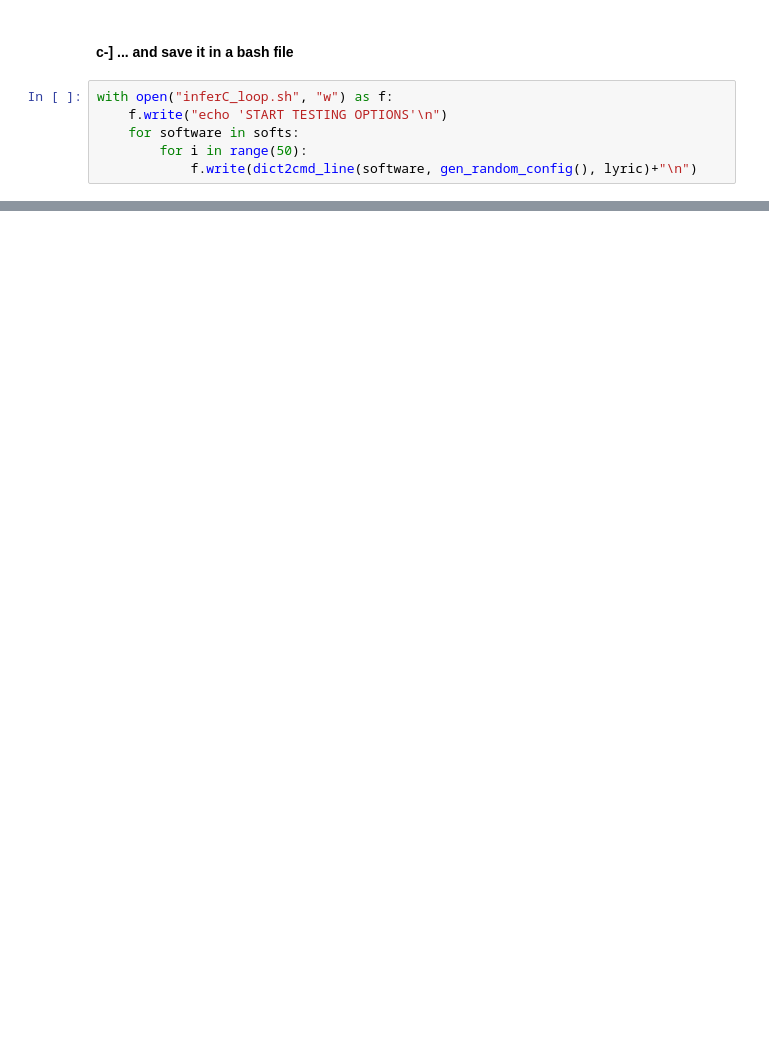
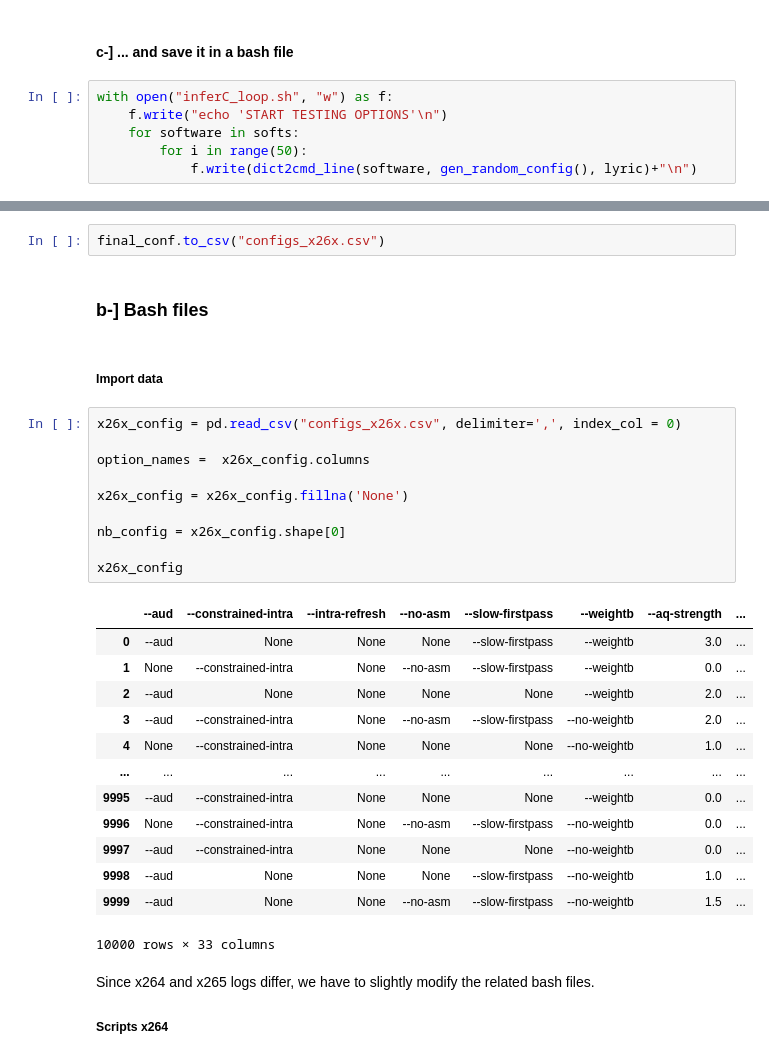
Before and after one commit to llesoil/TL_cross_soft, a Jupyter notebook: replication/x26x/x264_x265_options.ipynb, the cells around one changed output, grey strips where cells are left out. Cells and saved outputs as stored; diff of their text form; blank space fills up the shorter version.

Commit message:
bash working x26x

```diff
--- a/replication/x26x/x264_x265_options.ipynb
+++ b/replication/x26x/x264_x265_options.ipynb
@@ -286,0 +336,34 @@ The "infer constraints" loop :
+# %%
+final_conf.to_csv("configs_x26x.csv")
+# %% [markdown]
+### b-] Bash files
+# %% [markdown]
+##### Import data
+# %%
+x26x_config = pd.read_csv("configs_x26x.csv", delimiter=',', index_col = 0)
+
+option_names =  x26x_config.columns
+
+x26x_config = x26x_config.fillna('None')
+
+nb_config = x26x_config.shape[0]
+
+x26x_config
+# %% [output]
+|  | --aud | --constrained-intra | --intra-refresh | --no-asm | --slow-firstpass | --weightb | --aq-strength | ... |
+| 0 | --aud | None | None | None | --slow-firstpass | --weightb | 3.0 | ... |
+| 1 | None | --constrained-intra | None | --no-asm | --slow-firstpass | --weightb | 0.0 | ... |
+| 2 | --aud | None | None | None | None | --weightb | 2.0 | ... |
+| 3 | --aud | --constrained-intra | None | --no-asm | --slow-firstpass | --no-weightb | 2.0 | ... |
+| 4 | None | --constrained-intra | None | None | None | --no-weightb | 1.0 | ... |
+| ... | ... | ... | ... | ... | ... | ... | ... | ... |
+| 9995 | --aud | --constrained-intra | None | None | None | --weightb | 0.0 | ... |
+| 9996 | None | --constrained-intra | None | --no-asm | --slow-firstpass | --no-weightb | 0.0 | ... |
+| 9997 | --aud | --constrained-intra | None | None | None | --no-weightb | 0.0 | ... |
+| 9998 | --aud | None | None | None | --slow-firstpass | --no-weightb | 1.0 | ... |
+| 9999 | --aud | None | None | --no-asm | --slow-firstpass | --no-weightb | 1.5 | ... |
+10000 rows × 33 columns
+# %% [markdown]
+Since x264 and x265 logs differ, we have to slightly modify the related bash files.
+
+##### Scripts x264
```
Also changed, not shown: parts of 14 cells of this notebook, 16 other files.
